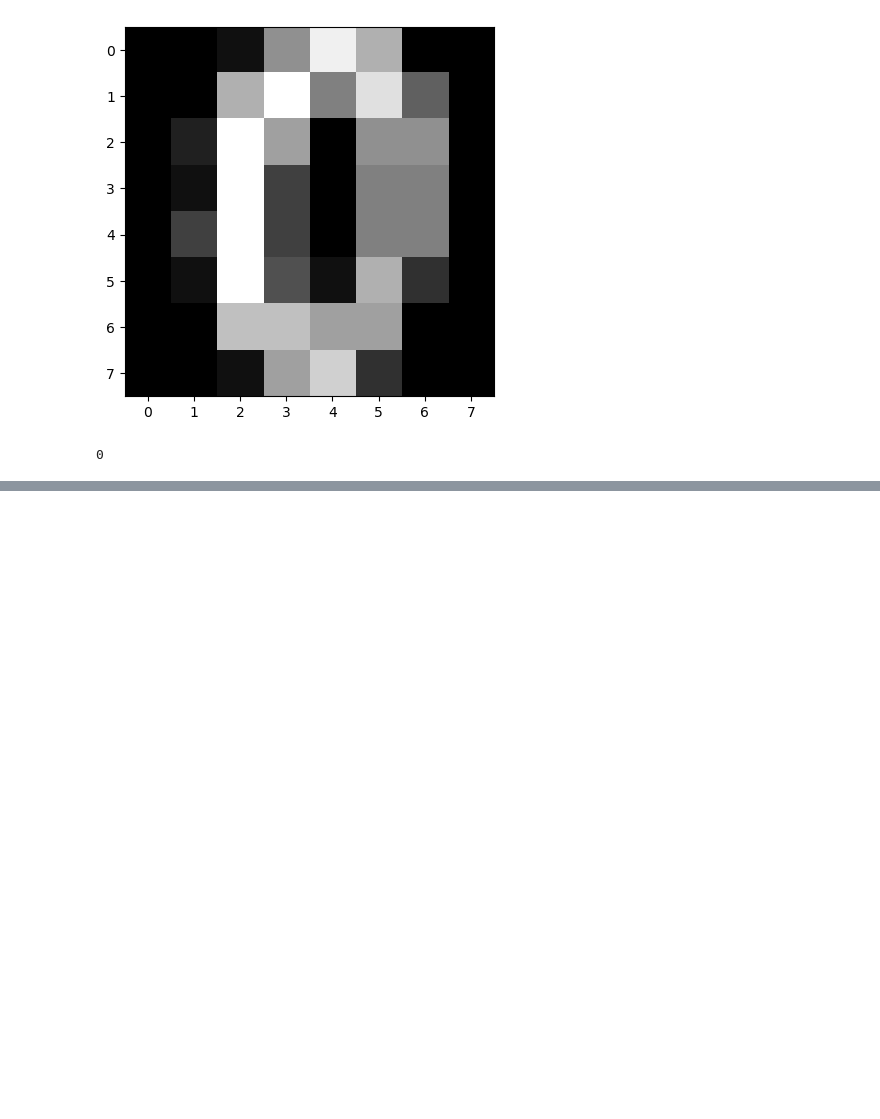
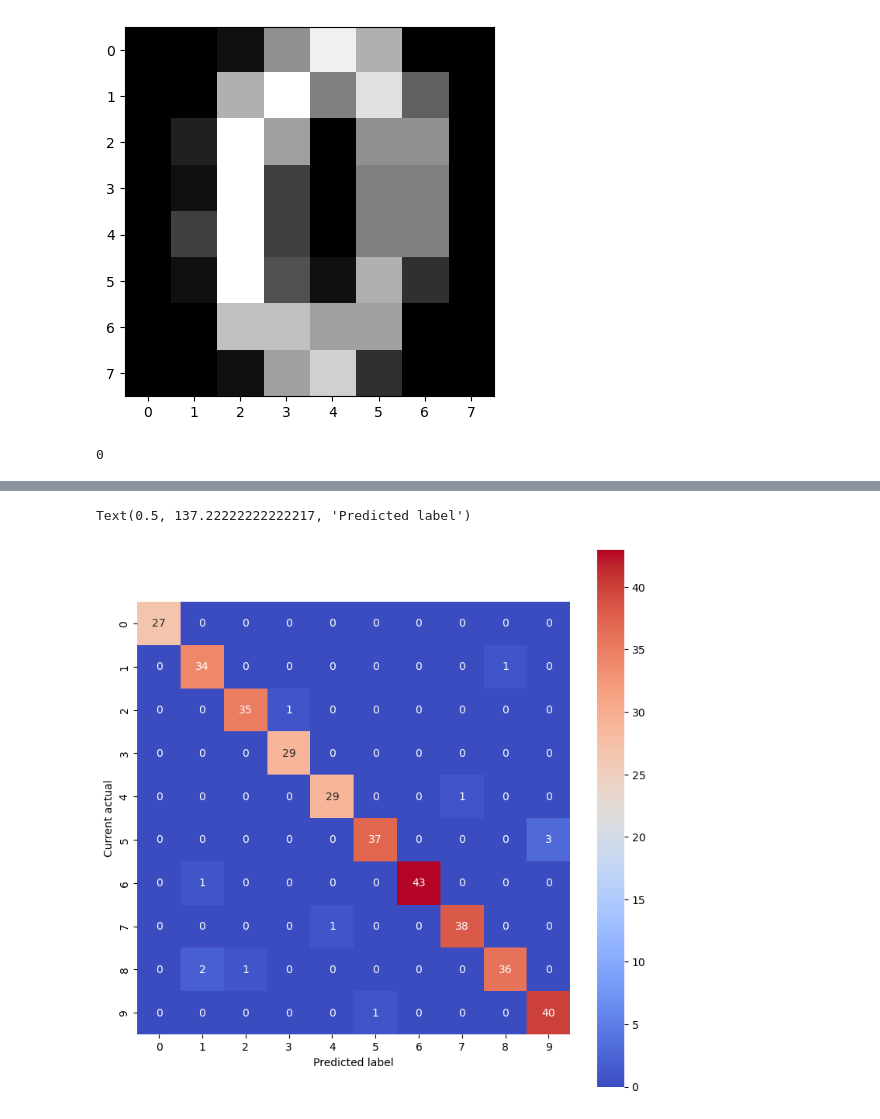
Before and after one commit to alejo-cuello/first-steps-data-science, a Jupyter notebook: 01.ipynb, the cells around one changed output, grey strips where cells are left out. Saved outputs shown, nothing was run; the diff lists cells and outputs as text; code cells hidden in the pictures; blank space fills up the shorter version.

```diff
--- a/01.ipynb
+++ b/01.ipynb
@@ -36,0 +39,2 @@ I watch until min 4:50
+# %%
+x_train, x_test, y_train, y_test = train_test_split(digits.data, digits.target, test_size=0.2, random_state=0)
@@ -36,0 +43,3 @@ I watch until min 4:50
+# %%
+logistic_reg = LogisticRegression()
+logistic_reg.fit(x_train,y_train)
@@ -36,0 +57,5 @@ I watch until min 4:50
+# %%
+predictions = logistic_reg.predict(x_test)
+# %%
+cf = confusion_matrix(y_test,predictions)
+cf
@@ -36,0 +73,8 @@ I watch until min 4:50
+# %%
+plt.figure(figsize=(9,9))
+sns.heatmap(cf, annot=True, square=True, cmap="coolwarm")
+plt.ylabel('Current actual')
+plt.xlabel('Predicted label')
+# %% [output]
+Text(0.5, 137.22222222222217, 'Predicted label')
+[figure, added]
```
Also changed, not shown: parts of 6 cells of this notebook, 2 other files.
